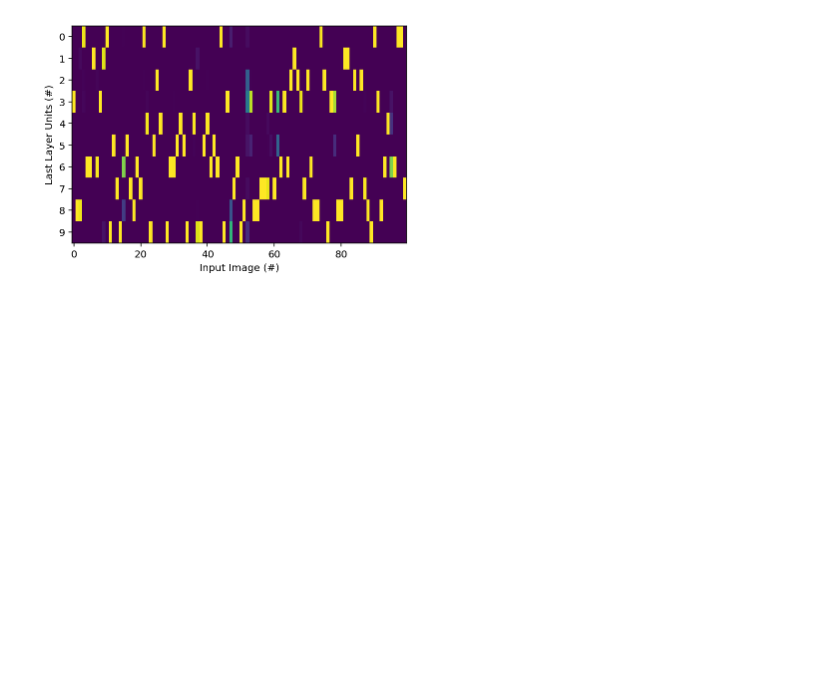
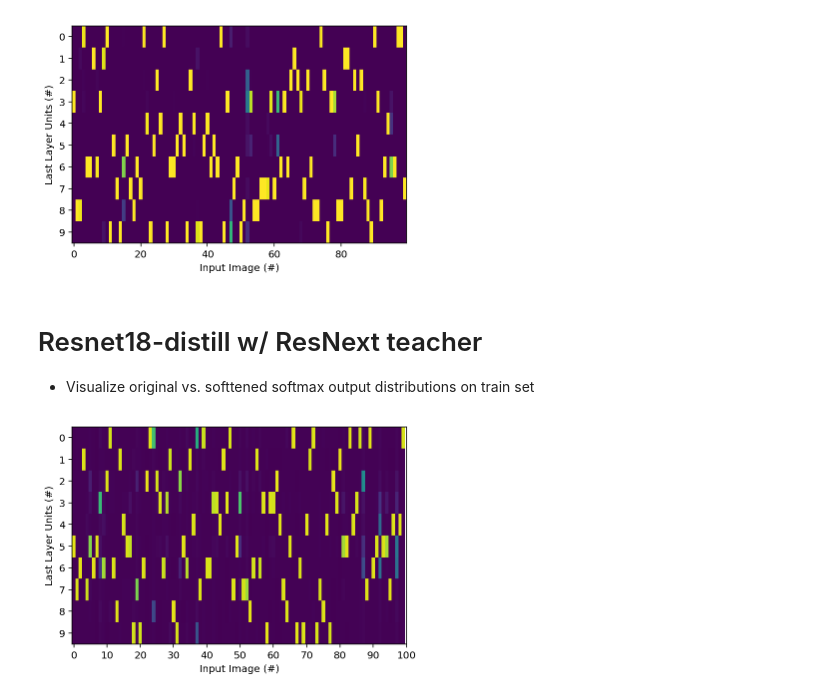
Before and after one commit to haitongli/knowledge-distillation-pytorch, a Jupyter notebook: cs230_plot.ipynb, the cells around one changed output. Saved outputs shown, nothing was run; the diff lists cells and outputs as text; code cells hidden in the pictures; blank space fills up the shorter version.

Commit message:
distill analysis

```diff
--- a/cs230_plot.ipynb
+++ b/cs230_plot.ipynb
@@ -59,3 +59,35 @@ plt.show()
 # %%
 #save figure
 fig2.savefig('fig2.png', dpi=600)
+# %% [markdown]
+# Resnet18-distill w/ ResNext teacher
+
+- Visualize original vs. softtened softmax output distributions on train set
+# %%
+
+# model_dir = 'experiments/base_resnet18'
+model_dir = 'experiments/resnet18_distill/resnext_teacher/'
+
+temp_list = ['1.0', '2.0', '6.0', '20.0']
+softmax_scores_temp = {}
+for temp in temp_list:
+    softmax_scores_temp[temp] = np.loadtxt(os.path.join(model_dir,
+                                           'train_temp{}_softmax_scores.txt'.format(temp))).T
+
+# assert softmax_scores.shape == (10, 50000)
+# %%
+fig3 = plt.figure(3)
+
+y = np.arange(0, 10, 1)
+x = np.arange(0, 101, 10)
+
+ax = plt.subplot(111)
+im = plt.imshow(softmax_scores_temp["1.0"][:, :100], aspect='auto', vmin=0, vmax=1.0)
+plt.xlabel('Input Image (#)')
+plt.ylabel('Last Layer Units (#)')
+plt.xticks(x)
+plt.yticks(y)
+
+plt.show()
+# %% [output]
+[figure, added]
```
Also changed, not shown: parts of 3 cells of this notebook, 1 other file.
